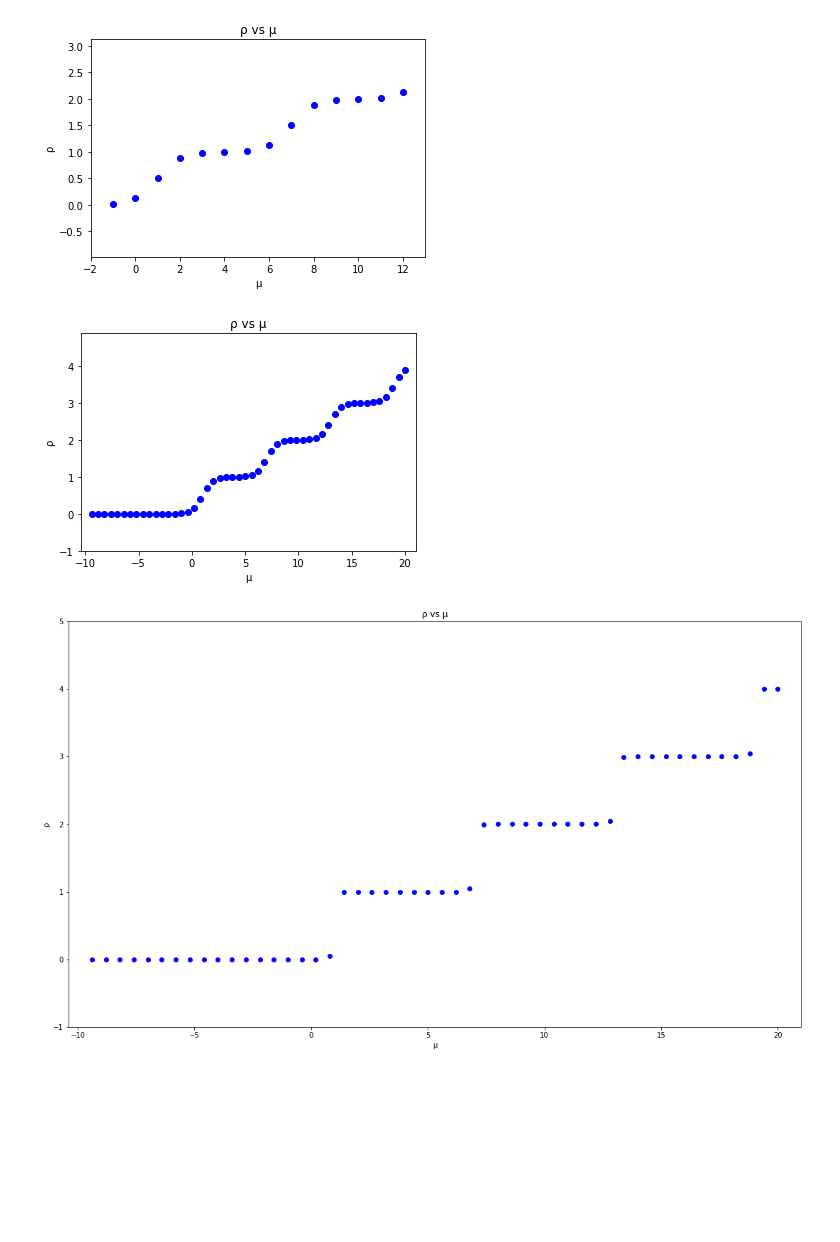
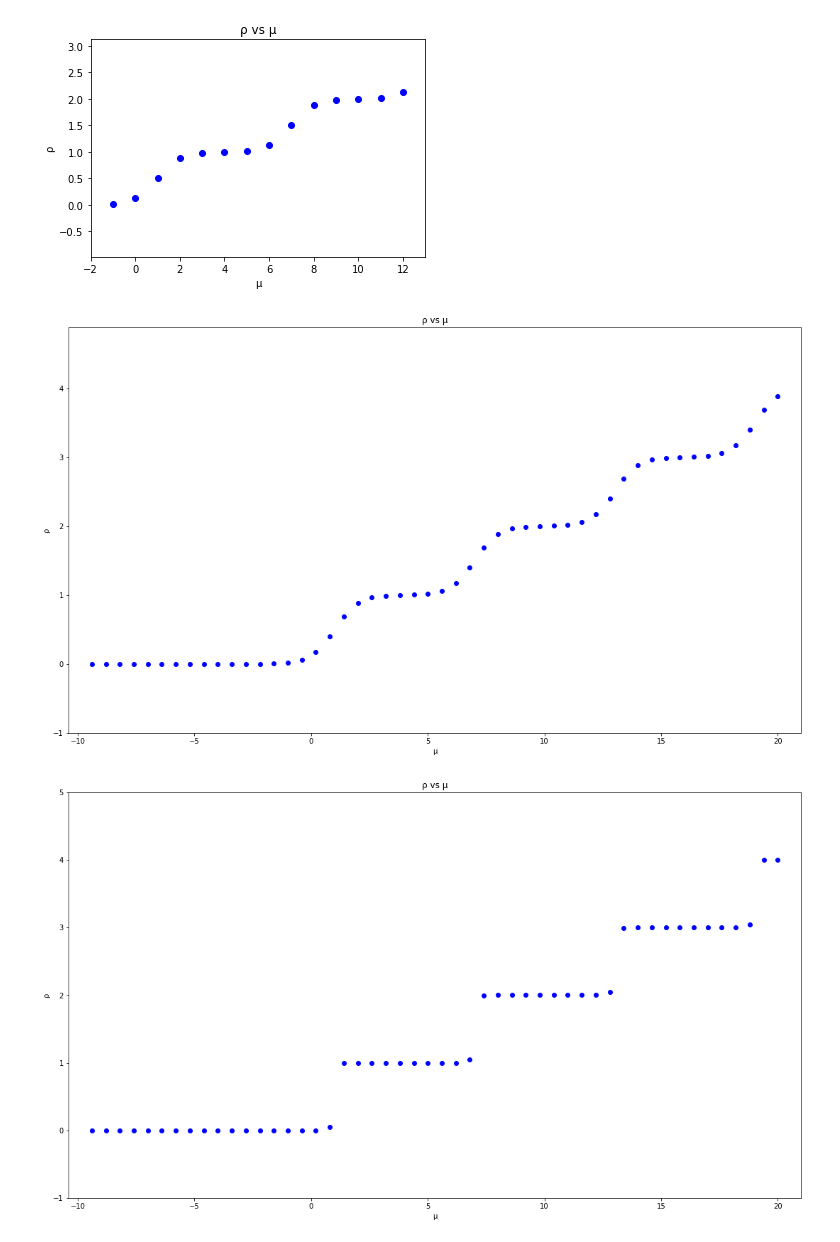
Before and after one commit to Gonen09/infinite-range-hopping-Python, a Jupyter notebook: problema 1.ipynb, the cells around one changed output. Cells and saved outputs as stored; diff of their text form; code cells hidden in the pictures; blank space fills up the shorter version.

```diff
--- a/problema 1.ipynb
+++ b/problema 1.ipynb
@@ -140,14 +140,14 @@ def arreglos_B_XY(B, u, lam, N):
 # %%
 B = 2  #Temperatura inversa
 U = 0.5
 lam =  3
 N = 10
 K = 0.3 # Entero positivo
 
 x1, y1 = arreglos_B_XY(2, U, lam, N)
-grafica(x1, y1)
+grafica(x1, y1, True)
 # %% [output]
-[figure, old version]
+[figure, new version]
 # %%
 x1, y1 = arreglos_B_XY(15, U, lam, N)
 grafica(x1, y1, True)
```
Also changed, not shown: parts of 1 cell of this notebook.
